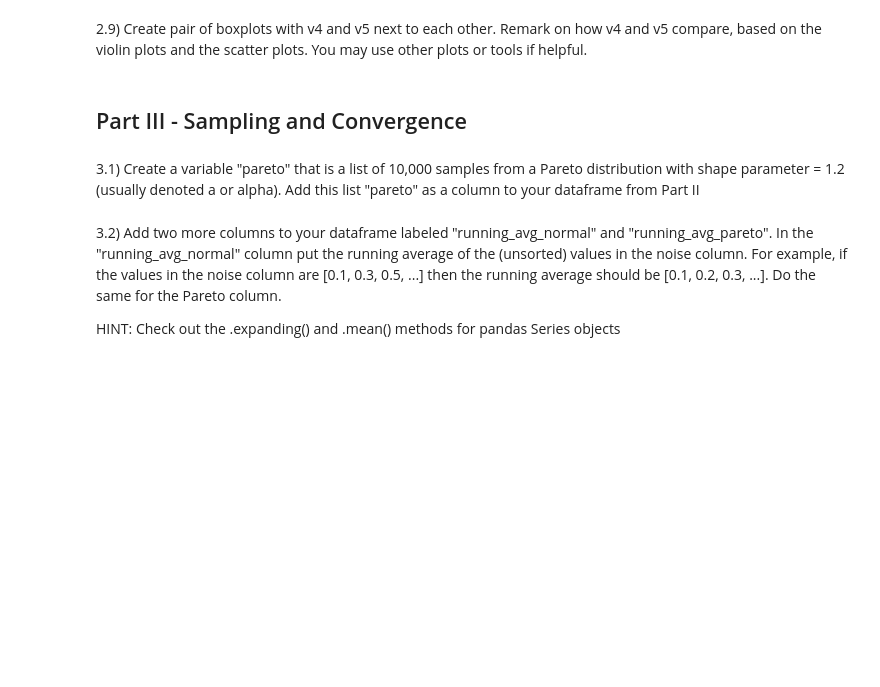
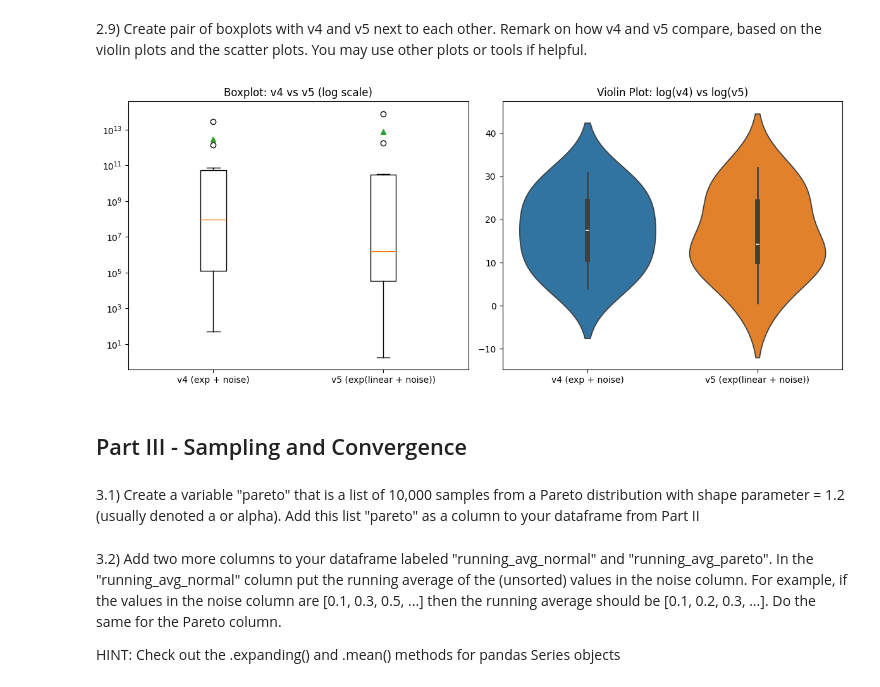
Before and after one commit to NoahBakayou/FoodSafetyDataAnalysis, a Jupyter notebook: src/assignment2.ipynb, the cells around one changed output. Cells and saved outputs as stored; diff of their text form; code cells hidden in the pictures; blank space fills up the shorter version.

```diff
--- a/src/assignment2.ipynb
+++ b/src/assignment2.ipynb
@@ -167,5 +330,43 @@ HINT: Pay attention to whether the argument to your number generator is variance
 # %% [markdown]
 2.9)  Create pair of boxplots with v4 and v5 next to each other. Remark on how v4 and v5 compare, based on the violin plots and the scatter plots. You may use other plots or tools if helpful.
+# %%
+
+# Use a very small slice for visualization
+v4_plot = v4[:10]
+v5_plot = v5[:10]
+data = [v4_plot, v5_plot]
+labels = ['v4 (exp + noise)', 'v5 (exp(linear + noise))']
+
+plt.figure(figsize=(12, 5))
+
+# Boxplot using log scale
+plt.subplot(1, 2, 1)
+plt.boxplot(data, labels=labels, showmeans=True)
+plt.yscale('log')
+plt.title('Boxplot: v4 vs v5 (log scale)')
+
+# Violin plot using loc scale
+plt.subplot(1, 2, 2)
+sns.violinplot(data=[np.log(v4_plot), np.log(v5_plot)])
+plt.xticks([0, 1], labels)
+plt.title('Violin Plot: log(v4) vs log(v5)')
+
+plt.tight_layout()
+plt.show()
+
+"""
+In order to really get a sense of the difference between v4 and v5, I used a log scale for the boxplot and violin plot.
+Because the exponential grows very fast, log scale helps compress the y-axis so we can see both large and small values on the same plot, and it better represents the spread of the data and the median.
+
+I noticed a couple things from the plots:
+ - In v4, the data is more tightly clustered and the distribution is symmetric and not very spread out. There are outliers, but most of the data is around the center.
+ - In v5, the values are much more spread out due to the exponential acting on the noise, causing more extreme values and a fatter tail. (This was really interesting to see)
+
+From these findings in the box and violin plots, we can see that v5 has much greater spread and variability. Adding noise before exponentiation creates a messier and more extreme distribution, while adding noise after exponentiation creates a more symmetric and tightly clustered distribution.
+
+"""
+# %% [output]
+[figure, added]
 # %% [markdown]
 ## Part III - Sampling and Convergence
 # %% [markdown]
```
Also changed, not shown: parts of 11 cells of this notebook, 1 other file.
